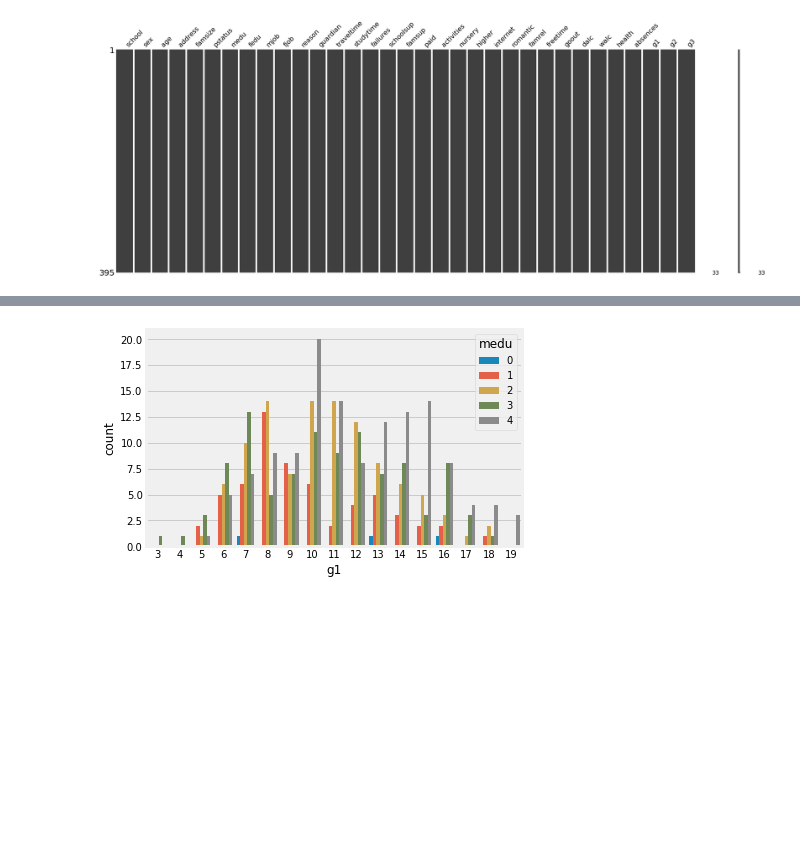
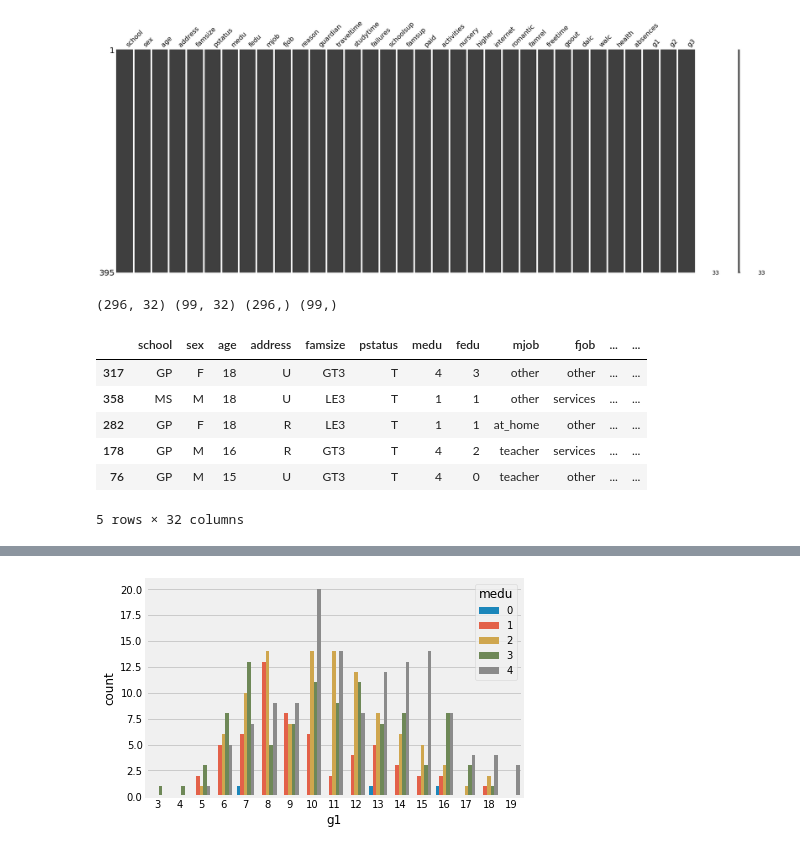
Before and after one commit to Harshill/Data-Science, a Jupyter notebook: Student-Performance.ipynb, the cells around one changed output, grey strips where cells are left out. Cells and saved outputs as stored; diff of their text form; code cells hidden in the pictures; blank space fills up the shorter version.

```diff
--- a/Student-Performance.ipynb
+++ b/Student-Performance.ipynb
@@ -26,4 +30,20 @@ missingno.matrix(df)
 graph.show()
 # %% [output]
 [figure]
+# %%
+y = df.pop('g3')
+
+x_train, x_test, y_train, y_test = train_test_split(df, y)
+
+print(x_train.shape, x_test.shape, y_train.shape, y_test.shape)
+display(x_train.head())
+# %% [output]
+(296, 32) (99, 32) (296,) (99,)
+|  | school | sex | age | address | famsize | pstatus | medu | fedu | mjob | fjob | ... | ... |
+| 317 | GP | F | 18 | U | GT3 | T | 4 | 3 | other | other | ... | ... |
+| 358 | MS | M | 18 | U | LE3 | T | 1 | 1 | other | services | ... | ... |
+| 282 | GP | F | 18 | R | LE3 | T | 1 | 1 | at_home | other | ... | ... |
+| 178 | GP | M | 16 | R | GT3 | T | 4 | 2 | teacher | services | ... | ... |
+| 76 | GP | M | 15 | U | GT3 | T | 4 | 0 | teacher | other | ... | ... |
+5 rows × 32 columns
 # %%
```
Also changed, not shown: parts of 7 cells of this notebook, 2 other files.
